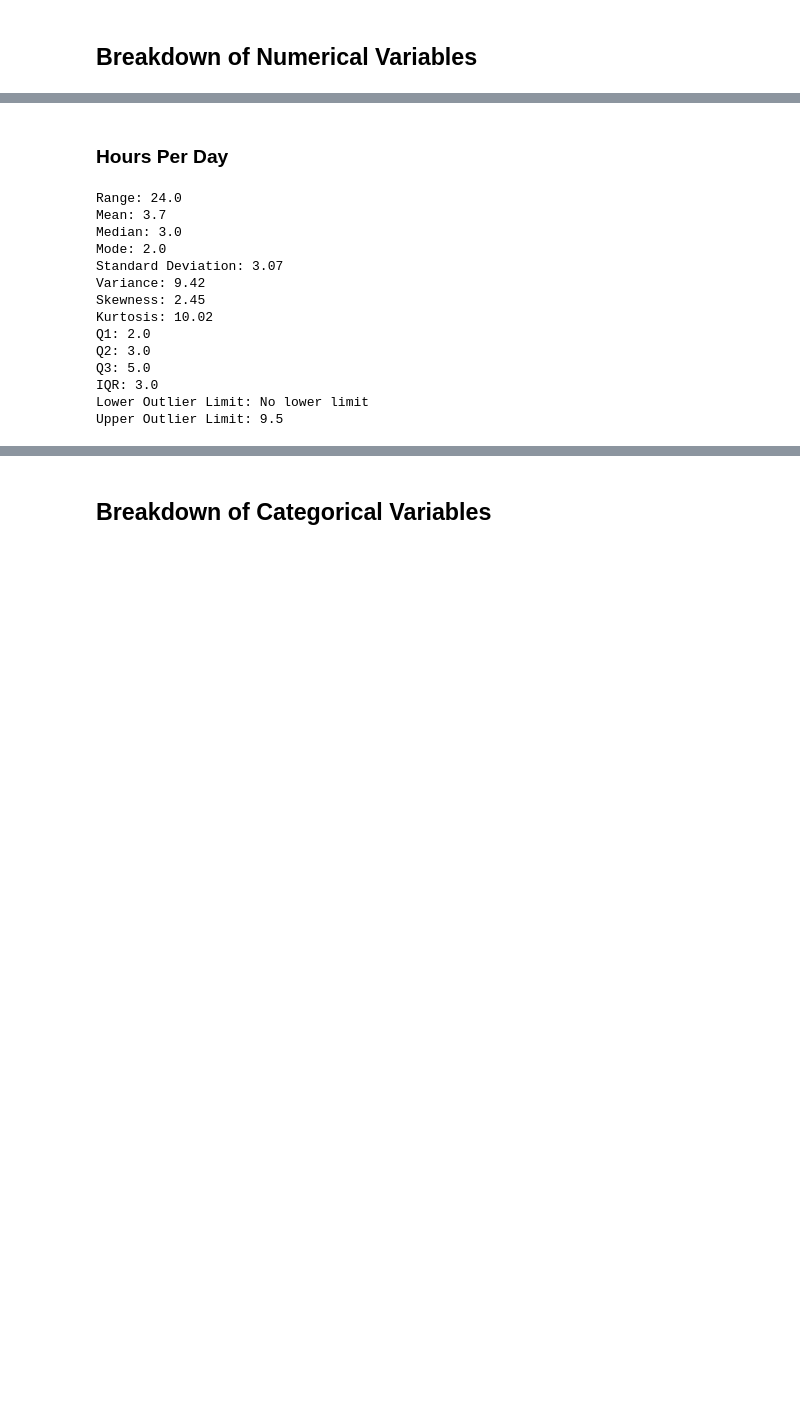
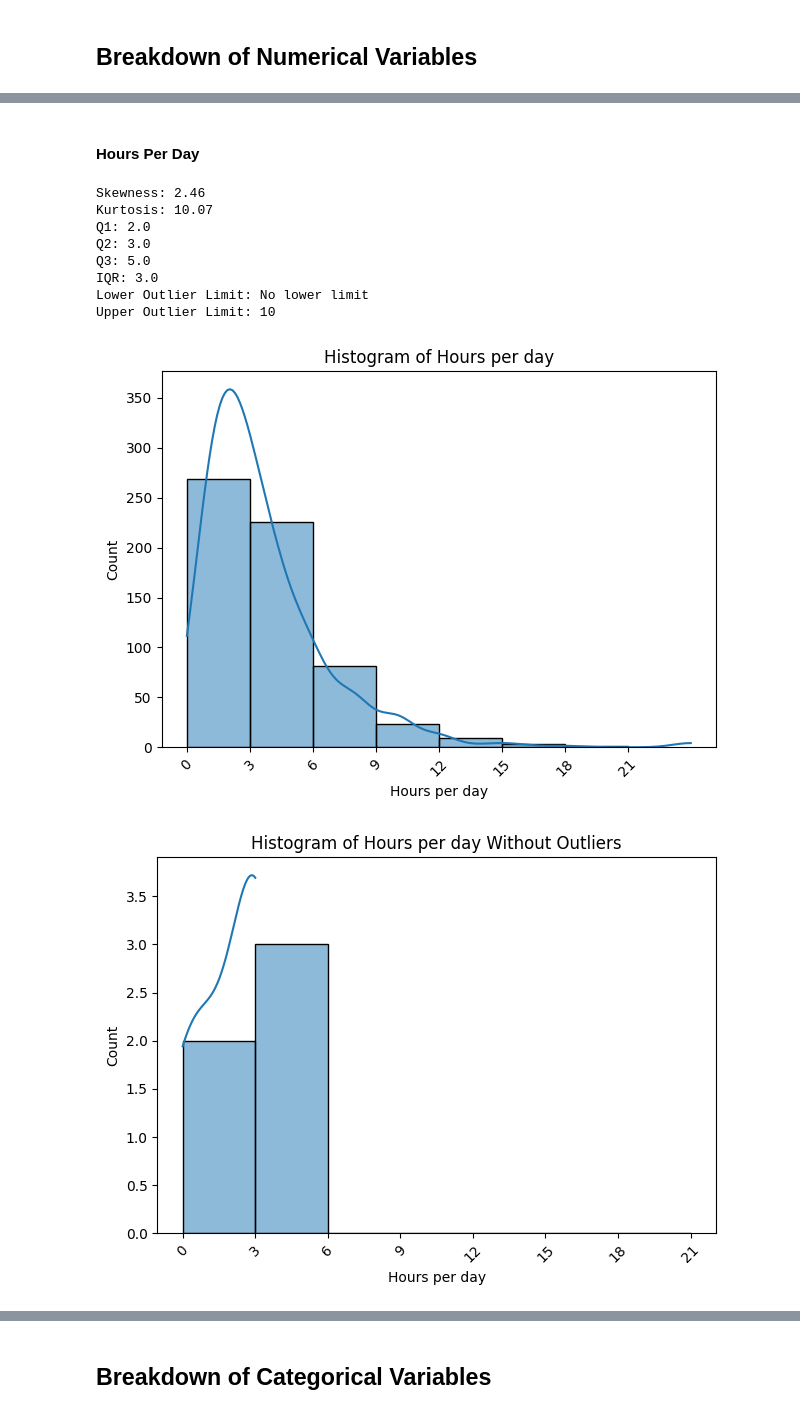
Before and after one commit to bbrauser/Music_And_Mental_Health, a Jupyter notebook: MusicMentalHealth.ipynb, the cells around one changed output, grey strips where cells are left out. Drawn from its saved outputs; the diff is of its cells as text; code cells hidden in the pictures; blank space fills up the shorter version.

```diff
--- a/MusicMentalHealth.ipynb
+++ b/MusicMentalHealth.ipynb
@@ -113,19 +223,59 @@ Upper Outlier Limit: 40.5
 # %% [markdown]
-### Hours Per Day
+#### Hours Per Day
 # %%
-describe_numerical('Hours per day')
+distribution_numerical('Hours per day')
 # %% [output]
-Range: 24.0
-Mean: 3.7
-Median: 3.0
-Mode: 2.0
-Standard Deviation: 3.07
-Variance: 9.42
-Skewness: 2.45
-Kurtosis: 10.02
+Skewness: 2.46
+Kurtosis: 10.07
 Q1: 2.0
 Q2: 3.0
 Q3: 5.0
 IQR: 3.0
 Lower Outlier Limit: No lower limit
-Upper Outlier Limit: 9.5
+Upper Outlier Limit: 10
+# %%
+# Creating a boxplot for the 'Hours per day' column
+Q1 = df['Hours per day'].quantile(0.25)
+Q3 = df['Hours per day'].quantile(0.75)
+IQR = Q3 - Q1
+lower_bound = Q1 - 1.5 * IQR
+upper_bound = Q3 + 1.5 * IQR
+
+filtered_df_hours = df[(df['Hours per day'] >= lower_bound) & (df['BPM'] <= upper_bound)]
+
+# Plotting with and without outliers
+sns.histplot(data=df, x="Hours per day", bins=list(range(0, 24, 3)), kde = True)
+plt.xticks(list(range(0, 24, 3)), rotation=45)
+plt.title("Histogram of Hours per day")
+plt.xlabel("Hours per day")
+plt.ylabel("Count")
+plt.tight_layout()
+plt.show()
+
+# Plotting using the computed bin edges
+sns.histplot(data=filtered_df_hours, x="Hours per day", bins = list(range(0, 24, 3)), kde = True)
+plt.xticks(list(range(0, 24, 3)), rotation=45)
+plt.title("Histogram of Hours per day Without Outliers")
+plt.xlabel("Hours per day")
+plt.ylabel("Count")
+plt.tight_layout()
+plt.show()
+
+# Creating a boxplot for the 'Hours per day' column
+
+sns.boxplot(x=df["Hours per day"])
+
+plt.title("Boxplot of Hours per day")
+plt.xlabel("Hours per day")
+plt.tight_layout()
+plt.show()
+
+sns.boxplot(x=df["Hours per day"], showfliers=False)
+
+plt.title("Boxplot of Hours per day without Outliers")
+plt.xlabel("Hours per day")
+plt.tight_layout()
+plt.show()
+# %% [output]
+[figure, added]
+[figure, added]
```
Also changed, not shown: parts of 40 cells of this notebook.
